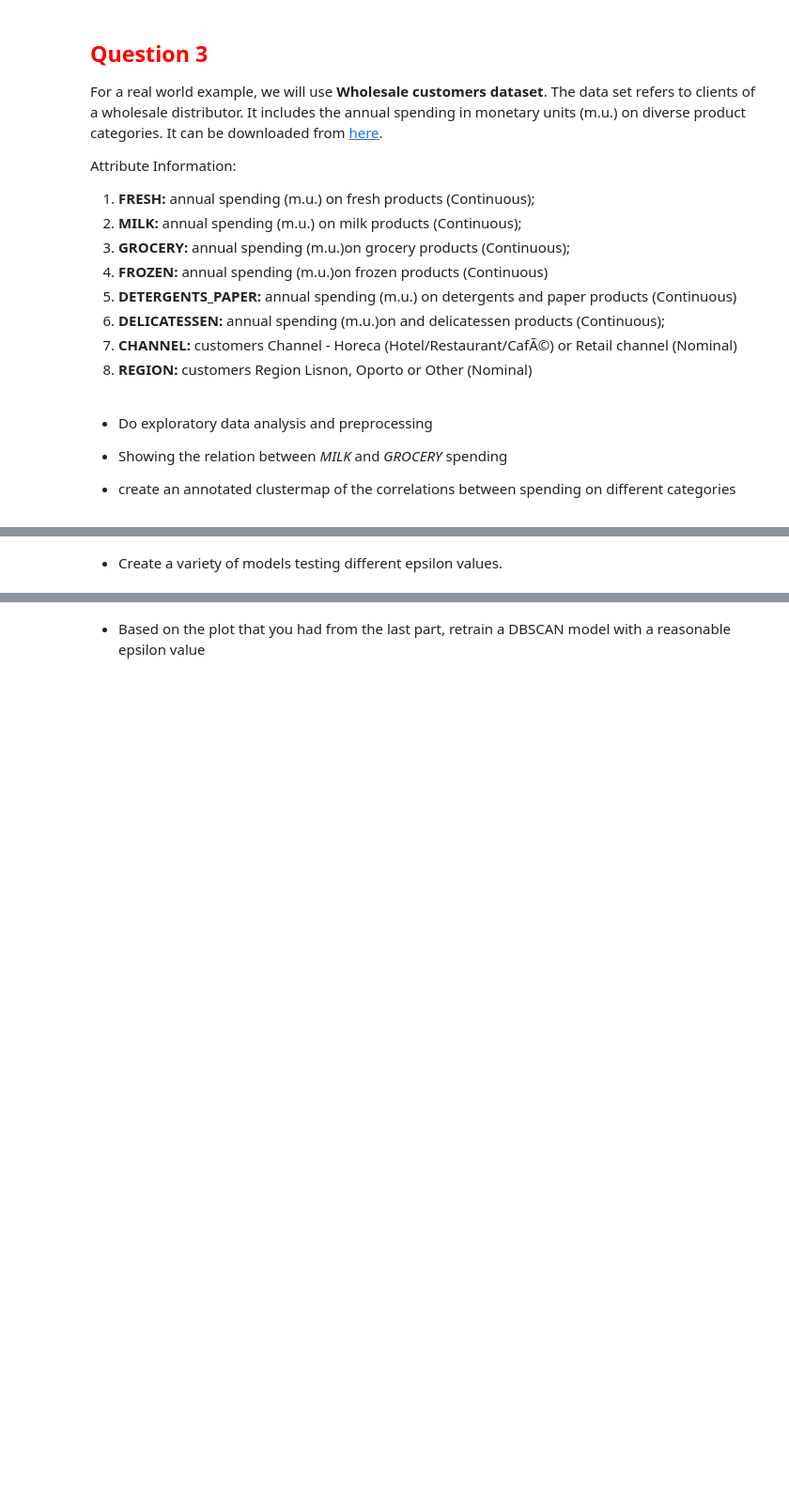
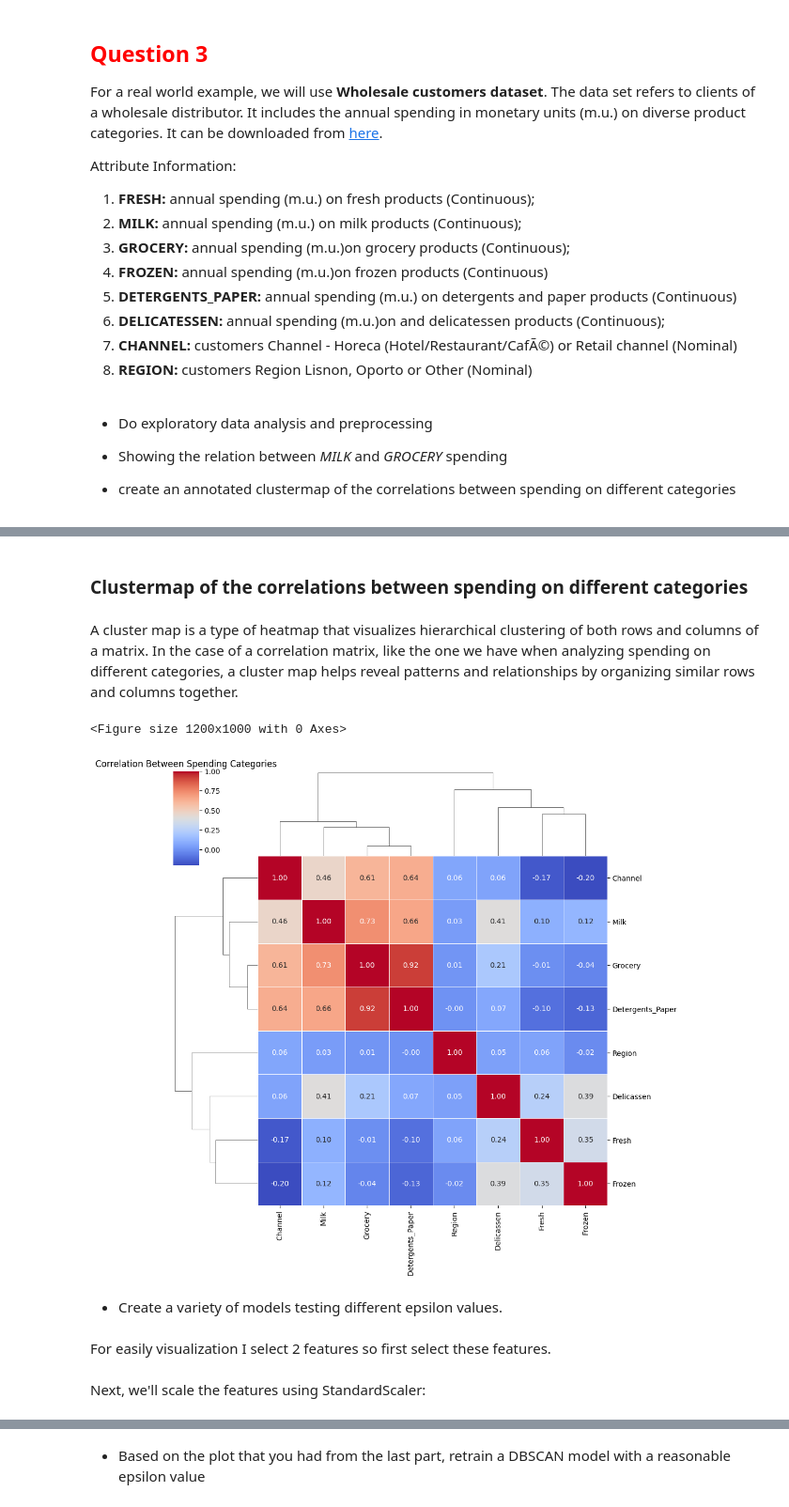
Before and after one commit to alizahedzadeh/Machine-Learning-Course, a Jupyter notebook: Homeworks/HW06/Machine_Learning_HW06.ipynb, the cells around one changed output, grey strips where cells are left out. Shown at 94% size. Saved outputs shown, nothing was run; the diff lists cells and outputs as text; code cells hidden in the pictures; blank space fills up the shorter version.

```diff
--- a/Homeworks/HW06/Machine_Learning_HW06.ipynb
+++ b/Homeworks/HW06/Machine_Learning_HW06.ipynb
@@ -1034,2 +1102,18 @@ Attribute Information:
+# %% [markdown]
+### **Clustermap of the correlations between spending on different categories**
+# %% [markdown]
+A cluster map is a type of heatmap that visualizes hierarchical clustering of both rows and columns of a matrix. In the case of a correlation matrix, like the one we have when analyzing spending on different categories, a cluster map helps reveal patterns and relationships by organizing similar rows and columns together.
+# %%
+# Calculate the correlation matrix
+correlation_matrix = df.corr()
+
+# Create a clustermap
+plt.figure(figsize=(12, 10))
+sns.clustermap(correlation_matrix, annot=True, cmap='coolwarm', linewidths=0.5, fmt=".2f")
+plt.title('Correlation Between Spending Categories')
+plt.show()
+# %% [output]
+<Figure size 1200x1000 with 0 Axes>
+[figure, added]
 # %% [markdown]
 - Create a variety of models testing different epsilon values.
@@ -1037,0 +1120,2 @@ Attribute Information:
+# %% [markdown]
+For easily visualization I select 2 features so first select these features.
@@ -1037,0 +1126,2 @@ Attribute Information:
+# %% [markdown]
+Next, we'll scale the features using StandardScaler:
```
Also changed, not shown: parts of 23 cells of this notebook.
